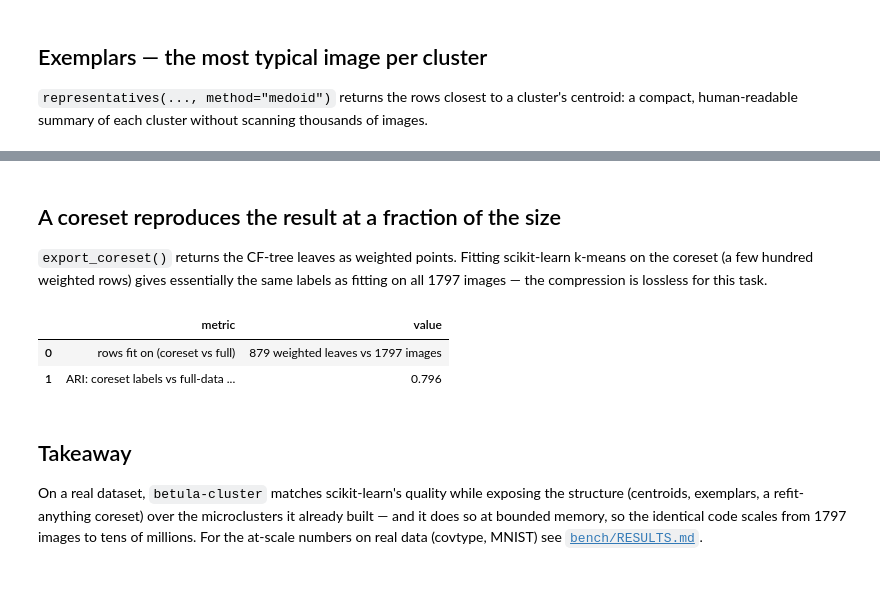
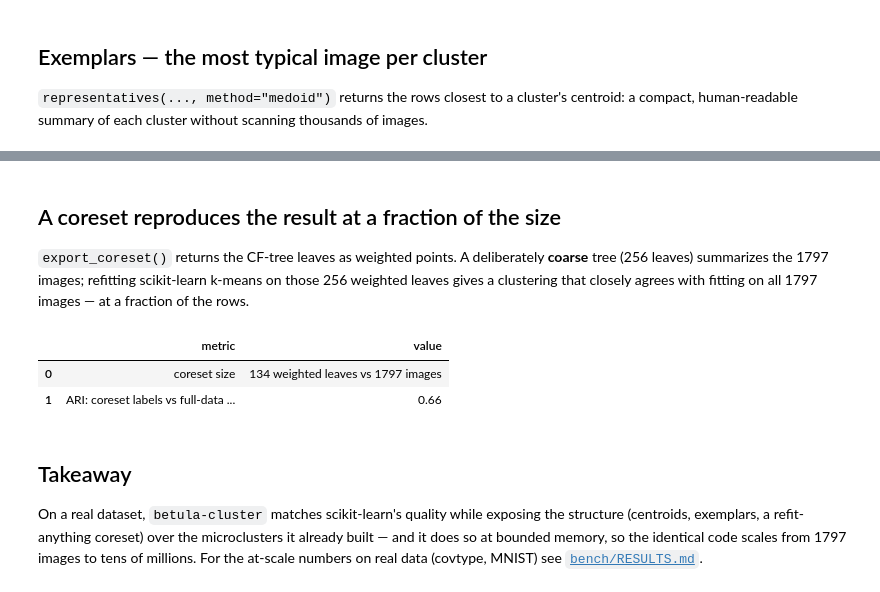
Before and after one commit to ilgrad/betula-cluster, a Jupyter notebook: examples/usecases/usecase_05_real_data_clustering.ipynb, the cells around one changed output, grey strips where cells are left out. Drawn from its saved outputs; the diff is of its cells as text; code cells hidden in the pictures.

```diff
--- a/examples/usecases/usecase_05_real_data_clustering.ipynb
+++ b/examples/usecases/usecase_05_real_data_clustering.ipynb
@@ -50,8 +50,8 @@ digits: 1797 images × 64 pixels (8×8), 10 classes
 Real data is imperfect: digits like 1/8/9 overlap, so no method reaches ARI 1. The point is that
 **betula matches scikit-learn** — the CF-tree compression costs nothing in quality — at every head.
 # %%
-labels = np.asarray(betula_cluster.fit_predict(X, 10, feature="spherical", method="kmeans", threshold=0.0, max_leaves=1000, seed=0))
-labels_full = np.asarray(betula_cluster.fit_predict(X, 10, feature="full", method="gmm-full", threshold=0.0, max_leaves=1000, seed=0))
+labels = np.asarray(betula_cluster.fit_predict(X, 10, feature="spherical", method="kmeans", threshold=0.0, max_leaves=2000, seed=0))
+labels_full = np.asarray(betula_cluster.fit_predict(X, 10, feature="full", method="gmm-full", threshold=0.0, max_leaves=2000, seed=0))
 sk = KMeans(10, n_init=10, random_state=0).fit_predict(X)
 pd.DataFrame(
     {
@@ -105,26 +105,29 @@ plt.show()
 # %% [markdown]
 ## A coreset reproduces the result at a fraction of the size
 
-`export_coreset()` returns the CF-tree leaves as weighted points. Fitting scikit-learn k-means on
-the coreset (a few hundred weighted rows) gives essentially the same labels as fitting on all 1797
-images — the compression is lossless for this task.
+`export_coreset()` returns the CF-tree leaves as weighted points. A deliberately **coarse** tree
+(256 leaves) summarizes the 1797 images; refitting scikit-learn k-means on those 256 weighted leaves
+gives a clustering that closely agrees with fitting on all 1797 images — at a fraction of the rows.
 # %%
-core = est.export_coreset()
+coarse = betula_cluster.Betula(
+    n_clusters=10, feature="spherical", method="kmeans", threshold=0.0, max_leaves=256, seed=0
+).fit(X)
+core = coarse.export_coreset()
 km_full = KMeans(10, n_init=10, random_state=0).fit(X)
 km_core = KMeans(10, n_init=10, random_state=0).fit(core.centers, sample_weight=core.weights)
 pd.DataFrame(
     {
-        "metric": ["rows fit on (coreset vs full)", "ARI: coreset labels vs full-data labels"],
+        "metric": ["coreset size", "ARI: coreset labels vs full-data labels"],
         "value": [
             f"{len(core.centers)} weighted leaves vs {len(X)} images",
             round(adjusted_rand_score(km_full.predict(X), km_core.predict(X)), 3),
         ],
     }
 )
 # %% [output]
 |  | metric | value |
-| 0 | rows fit on (coreset vs full) | 879 weighted leaves vs 1797 images |
-| 1 | ARI: coreset labels vs full-data ... | 0.796 |
+| 0 | coreset size | 134 weighted leaves vs 1797 images |
+| 1 | ARI: coreset labels vs full-data ... | 0.66 |
 # %% [markdown]
 ## Takeaway
 
```
Also changed, not shown: parts of 3 cells of this notebook, 1 other file.
